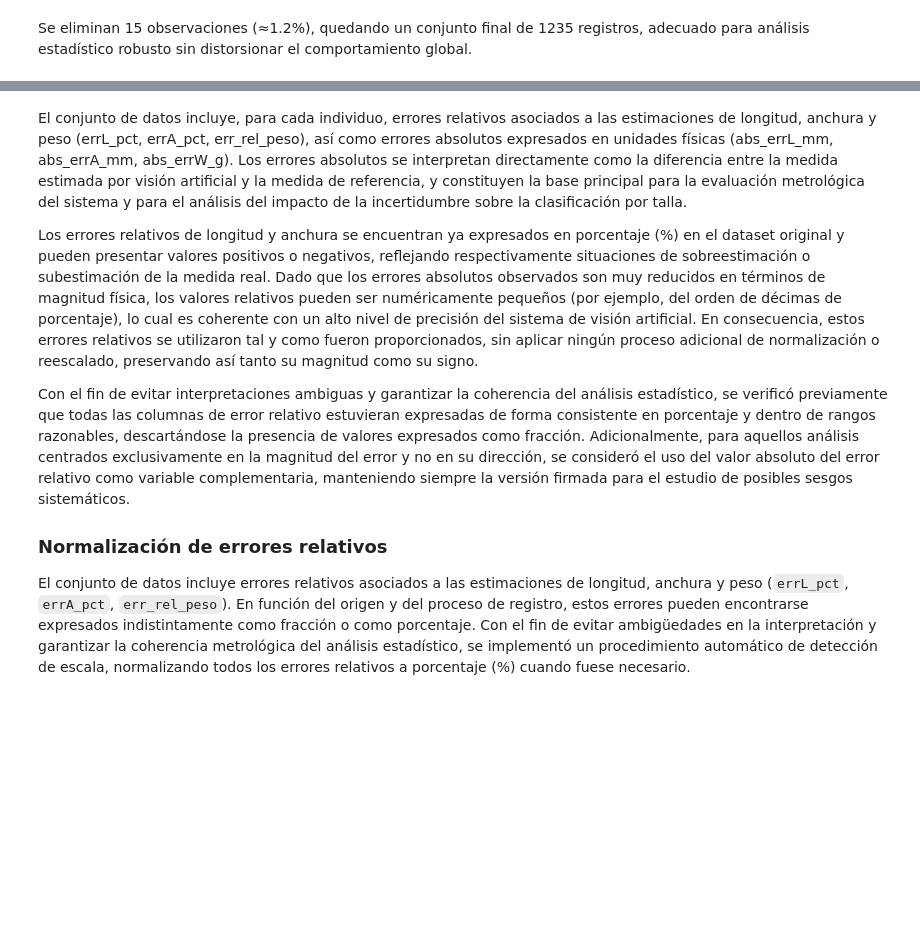
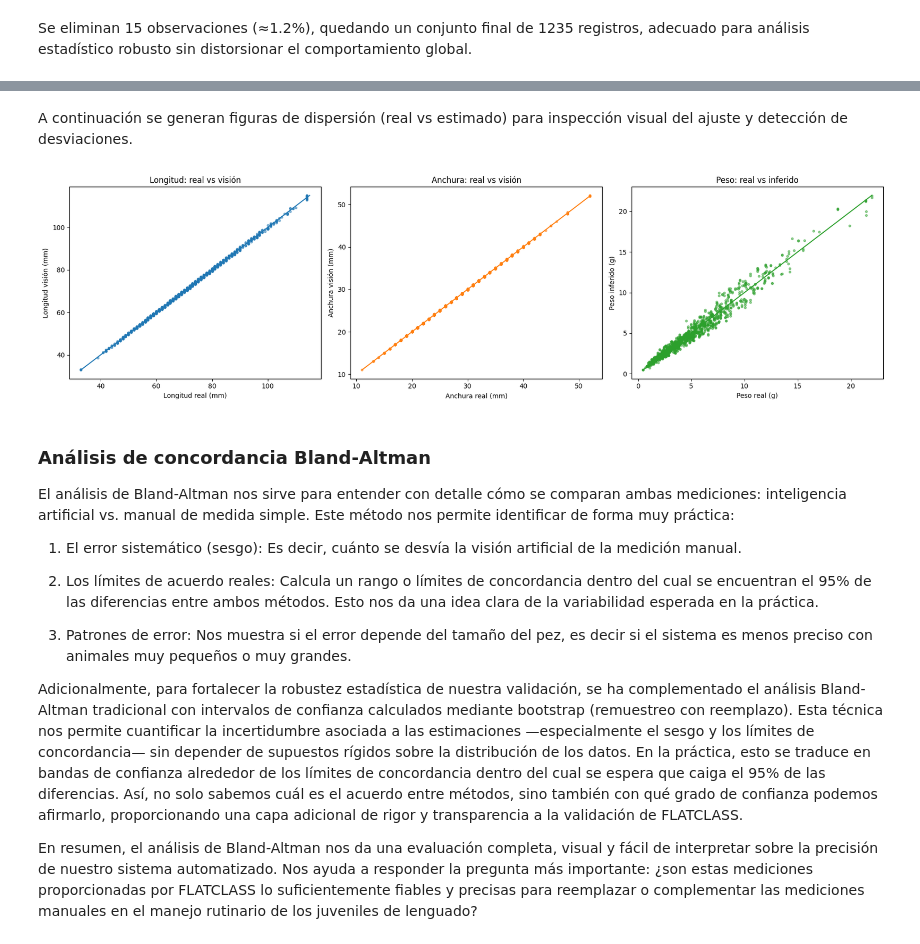
Before and after one commit to jalosu/FLATCLASS, a Jupyter notebook: content/06/Validacion.ipynb, the cells around one changed output, grey strips where cells are left out. Saved outputs shown, nothing was run; the diff lists cells and outputs as text; code cells hidden in the pictures; blank space fills up the shorter version.

```diff
--- a/content/06/Validacion.ipynb
+++ b/content/06/Validacion.ipynb
@@ -228,10 +243,72 @@ Experimentos detectados: [np.int64(1), np.int64(2), np.int64(3), np.int64(4), np
+# %% [markdown]
+A continuación se generan figuras de dispersión (real vs estimado) para inspección visual del ajuste y detección de desviaciones.
+# %%
+# =========================
+# Figuras Real vs Estimado
+# =========================
+
+fig, axes = plt.subplots(1, 3, figsize=(18, 5))
+
+# ---------
+# Longitud
+# ---------
+ax = axes[0]
+color = "tab:blue"
+ax.scatter(df_clean["L_real"], df_clean["L_av"], s=10, alpha=0.5, color=color)
+
+mn = float(min(df_clean["L_real"].min(), df_clean["L_av"].min()))
+mx = float(max(df_clean["L_real"].max(), df_clean["L_av"].max()))
+ax.plot([mn, mx], [mn, mx], color=color)
+
+ax.set_xlabel("Longitud real (mm)")
+ax.set_ylabel("Longitud visión (mm)")
+ax.set_title("Longitud: real vs visión")
+
+# ---------
+# Anchura
+# ---------
+ax = axes[1]
+color="tab:orange"
+ax.scatter(df_clean["A_real"], df_clean["A_av"], s=10, alpha=0.5, color=color)
+
+mn = float(min(df_clean["A_real"].min(), df_clean["A_av"].min()))
+mx = float(max(df_clean["A_real"].max(), df_clean["A_av"].max()))
+ax.plot([mn, mx], [mn, mx], color=color)
+
+ax.set_xlabel("Anchura real (mm)")
+ax.set_ylabel("Anchura visión (mm)")
+ax.set_title("Anchura: real vs visión")
+
+# ------
+# Peso
+# ------
+ax = axes[2]
+color="tab:green"
+ax.scatter(df_clean["peso_g"], df_clean["peso_pred"], s=10, alpha=0.5, color=color)
+
+mn = float(min(df_clean["peso_g"].min(), df_clean["peso_pred"].min()))
+mx = float(max(df_clean["peso_g"].max(), df_clean["peso_pred"].max()))
+ax.plot([mn, mx], [mn, mx],color=color)
+
+ax.set_xlabel("Peso real (g)")
+ax.set_ylabel("Peso inferido (g)")
+ax.set_title("Peso: real vs inferido")
+
+plt.tight_layout()
+plt.show()
+# %% [output]
+[figure, added]
 # %% [markdown]
-El conjunto de datos incluye, para cada individuo, errores relativos asociados a las estimaciones de longitud, anchura y peso (errL_pct, errA_pct, err_rel_peso), así como errores absolutos expresados en unidades físicas (abs_errL_mm, abs_errA_mm, abs_errW_g). Los errores absolutos se interpretan directamente como la diferencia entre la medida estimada por visión artificial y la medida de referencia, y constituyen la base principal para la evaluación metrológica del sistema y para el análisis del impacto de la incertidumbre sobre la clasificación por talla.
+### Análisis de concordancia Bland-Altman
 
-Los errores relativos de longitud y anchura se encuentran ya expresados en porcentaje (%) en el dataset original y pueden presentar valores positivos o negativos, reflejando respectivamente situaciones de sobreestimación o subestimación de la medida real. Dado que los errores absolutos observados son muy reducidos en términos de magnitud física, los valores relativos pueden ser numéricamente pequeños (por ejemplo, del orden de décimas de porcentaje), lo cual es coherente con un alto nivel de precisión del sistema de visión artificial. En consecuencia, estos errores relativos se utilizaron tal y como fueron proporcionados, sin aplicar ningún proceso adicional de normalización o reescalado, preservando así tanto su magnitud como su signo.
+El análisis de Bland-Altman nos sirve para entender con detalle cómo se comparan ambas mediciones: inteligencia artificial vs. manual de medida simple. Este método nos permite identificar de forma muy práctica:
 
-Con el fin de evitar interpretaciones ambiguas y garantizar la coherencia del análisis estadístico, se verificó previamente que todas las columnas de error relativo estuvieran expresadas de forma consistente en porcentaje y dentro de rangos razonables, descartándose la presencia de valores expresados como fracción. Adicionalmente, para aquellos análisis centrados exclusivamente en la magnitud del error y no en su dirección, se consideró el uso del valor absoluto del error relativo como variable complementaria, manteniendo siempre la versión firmada para el estudio de posibles sesgos sistemáticos.
+ 1. El error sistemático (sesgo): Es decir, cuánto se desvía la visión artificial de la medición manual.
 
-### Normalización de errores relativos
+ 2. Los límites de acuerdo reales: Calcula un rango o límites de concordancia dentro del cual se encuentran el 95% de las diferencias entre ambos métodos. Esto nos da una idea clara de la variabilidad esperada en la práctica.
 
-El conjunto de datos incluye errores relativos asociados a las estimaciones de longitud, anchura y peso (`errL_pct`, `errA_pct`, `err_rel_peso`). En función del origen y del proceso de registro, estos errores pueden encontrarse expresados indistintamente como fracción o como porcentaje. Con el fin de evitar ambigüedades en la interpretación y garantizar la coherencia metrológica del análisis estadístico, se implementó un procedimiento automático de detección de escala, normalizando todos los errores relativos a porcentaje (%) cuando fuese necesario.
+ 3. Patrones de error: Nos muestra si el error depende del tamaño del pez, es decir si el sistema es menos preciso con animales muy pequeños o muy grandes.
+
+Adicionalmente, para fortalecer la robustez estadística de nuestra validación, se ha complementado el análisis Bland-Altman tradicional con intervalos de confianza calculados mediante bootstrap (remuestreo con reemplazo). Esta técnica nos permite cuantificar la incertidumbre asociada a las estimaciones —especialmente el sesgo y los límites de concordancia— sin depender de supuestos rígidos sobre la distribución de los datos. En la práctica, esto se traduce en bandas de confianza alrededor de los límites de concordancia dentro del cual se espera que caiga el 95% de las diferencias. Así, no solo sabemos cuál es el acuerdo entre métodos, sino también con qué grado de confianza podemos afirmarlo, proporcionando una capa adicional de rigor y transparencia a la validación de FLATCLASS.
+
+En resumen, el análisis de Bland-Altman nos da una evaluación completa, visual y fácil de interpretar sobre la precisión de nuestro sistema automatizado. Nos ayuda a responder la pregunta más importante: ¿son estas mediciones proporcionadas por FLATCLASS lo suficientemente fiables y precisas para reemplazar o complementar las mediciones manuales en el manejo rutinario de los juveniles de lenguado?
```
Also changed, not shown: parts of 22 cells of this notebook, 3 other files.
